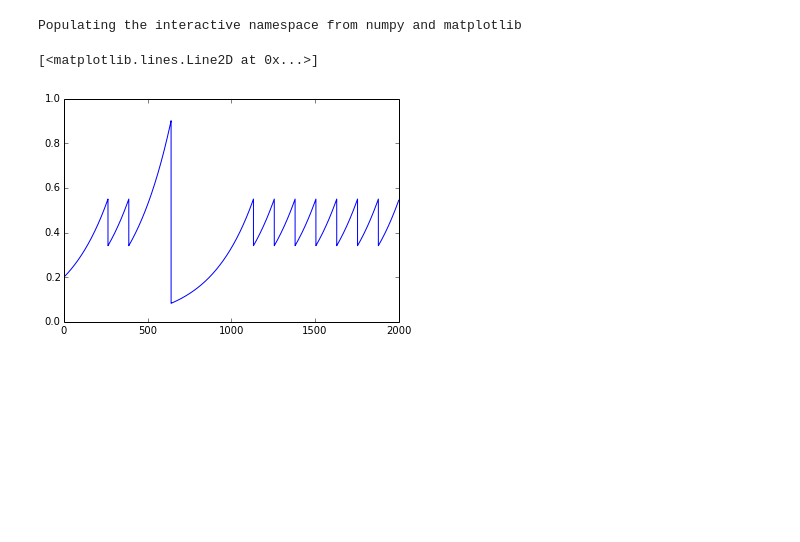
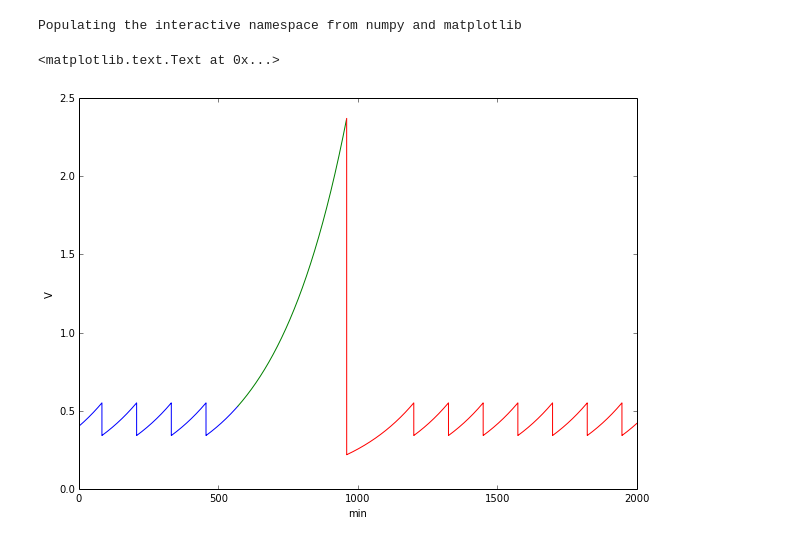
Before and after one commit to jdestupinan1332/Tesis, a Jupyter notebook: growing.ipynb, the cells around one changed output. Saved outputs shown, nothing was run; the diff lists cells and outputs as text; code cells hidden in the pictures; blank space fills up the shorter version.

Commit message:
mejoras a la simulacion de crecimiento

```diff
--- a/growing.ipynb
+++ b/growing.ipynb
@@ -63,27 +63,32 @@ def RK (listY, listV, listB, Flux, Vol, Tau, listT, dt, tmax):
 
         n = n+1
 # %%
-tmax = 2000 #tiempo de simulacion
-dt=1/(60.0*2) #paso
+tmax = 2000                    #tiempo de simulacion
+dt=1/(60.0*2)                  #paso (0.5 segundos)
 
-listY = zeros(tmax/dt)
-listV = zeros(tmax/dt)
-listT = arange(0,tmax,dt)
-listB = zeros(tmax/dt)
+listY = zeros(tmax/dt)         #Voltaje
+listV = zeros(tmax/dt)         #Velocidad de crecimiento
+listT = arange(0,tmax,dt)      #Tiempo
+listB = zeros(tmax/dt)         #bomba prendida o no
 
 
-Y0 = 0.2
-fl = 0.7*60
-vo = 1.5
-ta = 260.0
-nex = 0
+Y0 = 0.4                       #Inicial segun datos
+fl = 0.7*60                    #flujo medido
+vo = 1.5                       #Vol tubos
+ta = 260.0                     #tiempo duplicacion medido
+nex = 0                        #bomba prendida en el siguiente
 listY[0] = Y0
 listV[0], nex = vel(listY[0], fl, vo, ta, listB, 0)
 # %%
 RK(listY, listV, listB, fl, vo, ta, listT, dt, tmax)
-# %%
-plot(listT, listY)
-# %% [output]
-[<matplotlib.lines.Line2D at 0x...>]
-[figure, removed]
+# %%
+figure(figsize=(10,7))
+plot(listT[0:569/dt], listY[0:569/dt])
+plot(listT[570/dt:959/dt], listY[570/dt:959/dt])
+plot(listT[960/dt:2000/dt-1], listY[960/dt:2000/dt-1])
+xlabel("min")
+ylabel("V")
+# %% [output]
+<matplotlib.text.Text at 0x...>
+[figure, added]
 # %%
```
Also changed, not shown: parts of 7 cells of this notebook.
